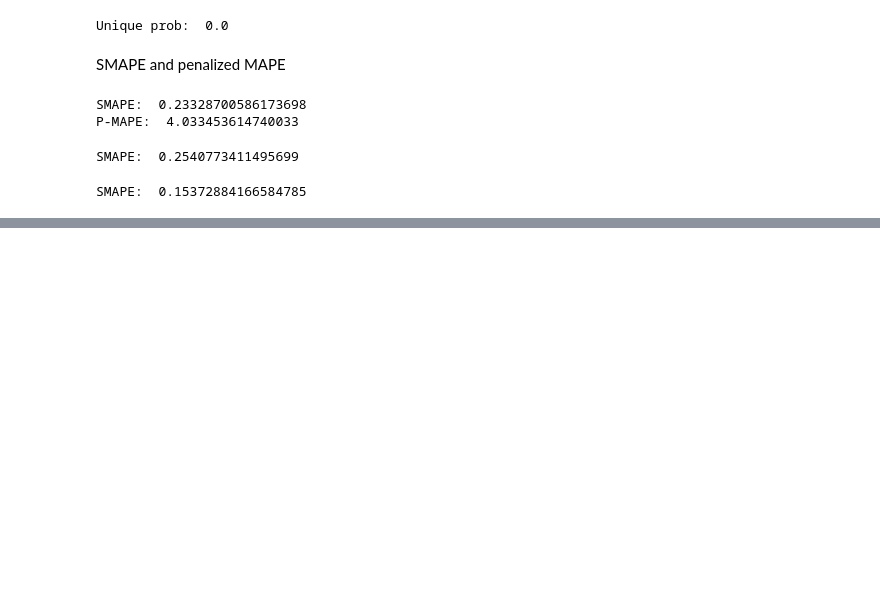
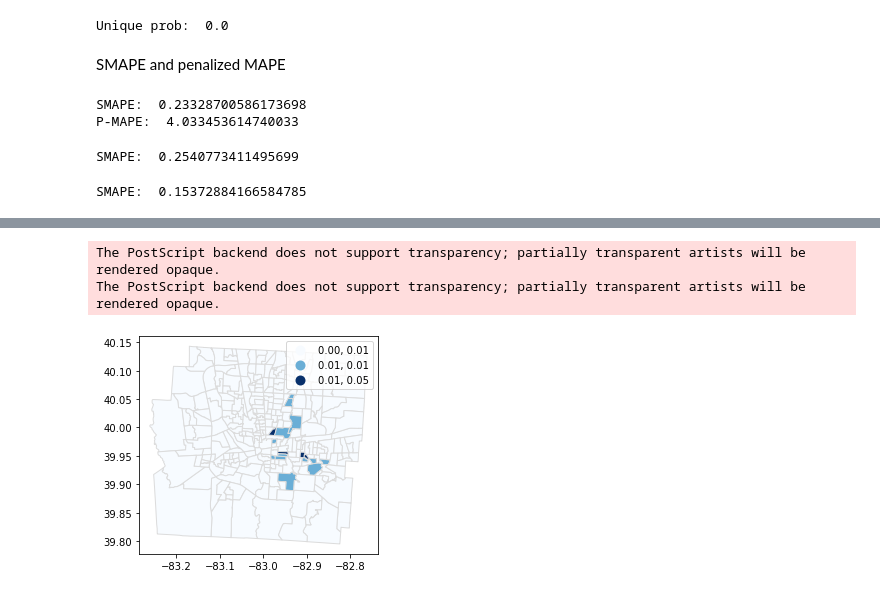
Before and after one commit to linyuehzzz/privacy-framework, a Jupyter notebook: set-coverage-exact-k.ipynb, the cells around one changed output, grey strips where cells are left out. Drawn from its saved outputs; the diff is of its cells as text; code cells hidden in the pictures; blank space fills up the shorter version.

```diff
--- a/set-coverage-exact-k.ipynb
+++ b/set-coverage-exact-k.ipynb
@@ -644,0 +698,69 @@ The PostScript backend does not support transparency; partially transparent arti
+# %%
+## SP
+import csv
+import numpy as np
+import geopandas as gpd
+
+with open('data/theta/SCM-SP.csv', newline='') as f:
+    reader = csv.reader(f)
+    data_sp = list(reader)
+
+theta_sp = np.empty([I, I, K])
+for k in range(K):
+    for i in range(I):
+        if i not in V[k] and A[i, k] != 0:
+            theta_sp[i, i, k] = 1
+for var in data_sp:
+    name = var[0].split("_")
+    theta_sp[int(name[1]), int(name[2]), int(name[3])] = var[1]
+
+K2 = hist2.shape[1] - 1
+Q2 = np.empty([K2, K])
+for idx2, col2 in enumerate(hist2.iloc[:,1:].columns):
+    x = col2[0:2]
+    y = col2[2:4]
+    for idx, col in enumerate(hist.iloc[:,1:].columns):
+        if x == col[0:2] and y == col[4:6]:
+            Q2[idx2, idx] = 1
+        else:
+            Q2[idx2, idx] = 0
+theta2_sp = np.empty([I, I, K2])
+for k2 in range(K2):
+    for i in range(I):
+        for j in range(I):
+            sum1, sum2 = 0, 0
+            for k in range(K):
+                sum1 += Q2[k2, k] * theta_sp[i, j, k] * A[i, k]
+                sum2 += Q2[k2, k] * A[i, k]
+            theta2_sp[i, j, k2] = sum1 / sum2
+theta2_sp[~np.isfinite(theta2_sp)] = 0
+
+A2 = hist2.iloc[:,1:].to_numpy()
+A2_sp = np.empty([I, K2])
+for k2 in range(K2):
+    for j in range(I):
+        sum = 0
+        for i in range(I):
+            sum += theta2_sp[i, j, k2] * A2[i, k2]
+        A2_sp[j, k2] = sum
+
+A2_sp = pd.DataFrame(A2_sp)
+A2_sp["TRACT"] = hist2["TRACT"]
+merged_sp = merged_sp.join(A2_sp.set_index('TRACT'))
+merged_sp["0101_pct_after"] = merged_sp[1]/(merged_sp[0]+merged_sp[1]+merged_sp[2]+merged_sp[3]+merged_sp[4]+merged_sp[5]+merged_sp[6]+merged_sp[7]+merged_sp[8]+merged_sp[9]+merged_sp[10]+merged_sp[11]+merged_sp[12]+merged_sp[13]) * 100
+merged_sp['0101_pct_after'] = merged_sp['0101_pct_after'].fillna(0)
+merged_sp = merged_sp.sort_index()
+
+gdf['GEOID10'] = gdf['GEOID10'].astype(str)
+w = weights.distance.KNN.from_dataframe(gdf, k=20)
+w.transform = 'R'
+lisa = esda.moran.Moran_Local(merged_sp["0101_pct_after"], w)
+merged_sp["lisa_after"] = lisa.Is
+
+merged_sp["lisa_dif"] = abs(merged_sp["lisa_after"] - merged_sp["lisa_before"])
+merged_sp.plot(column=merged_sp["lisa_dif"], scheme='UserDefined', classification_kwds={'bins':[0.005, 0.01, 0.05]}, cmap='Blues', edgecolor='gainsboro', legend=True)
+plt.savefig('plot/lisa_scm_v2.eps', format='eps')
+# %% [output]
+The PostScript backend does not support transparency; partially transparent artists will be rendered opaque.
+The PostScript backend does not support transparency; partially transparent artists will be rendered opaque.
+[figure, added]
```
Also changed, not shown: parts of 11 cells of this notebook, 18 other files.
